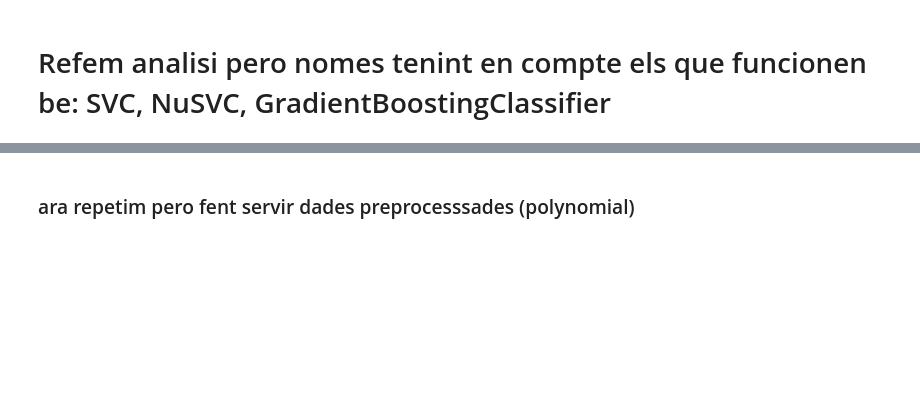
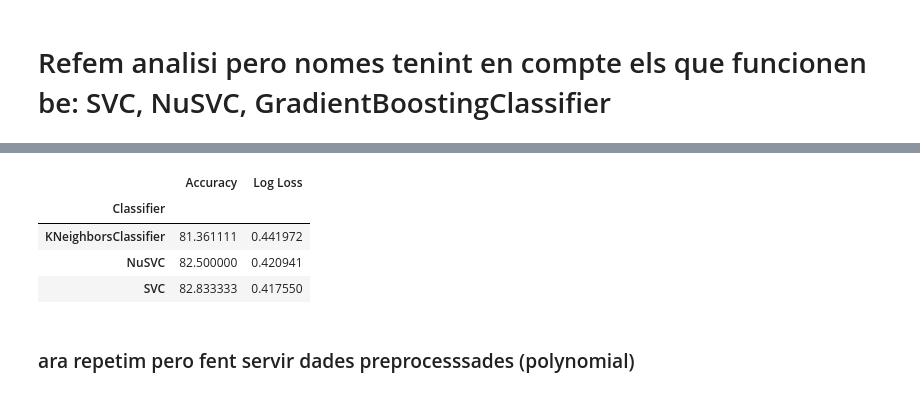
Before and after one commit to PCerralbo/Driven_Heart_Disease, a Jupyter notebook: Data_Visualization_P.ipynb, the cells around one changed output, grey strips where cells are left out. Cells and saved outputs as stored; diff of their text form; code cells hidden in the pictures; blank space fills up the shorter version.

```diff
--- a/Data_Visualization_P.ipynb
+++ b/Data_Visualization_P.ipynb
@@ -710,3 +642,11 @@ plt.show()
+# %%
+log.groupby('Classifier').mean()
+# %% [output]
+|  | Accuracy | Log Loss |
+| Classifier |  |  |
+| KNeighborsClassifier | 81.361111 | 0.441972 |
+| NuSVC | 82.500000 | 0.420941 |
+| SVC | 82.833333 | 0.417550 |
 # %% [markdown]
 ### ara repetim pero fent servir dades preprocesssades (polynomial)
 # %%
```
Also changed, not shown: parts of 18 cells of this notebook.
